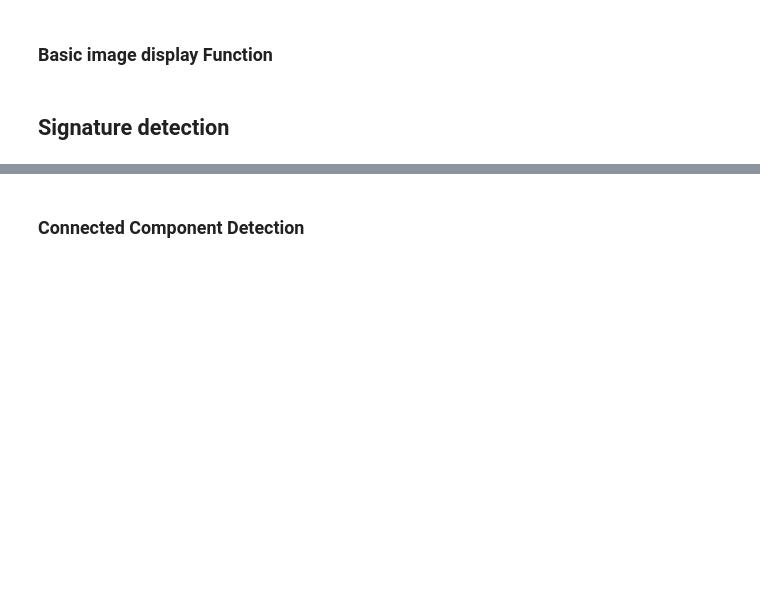
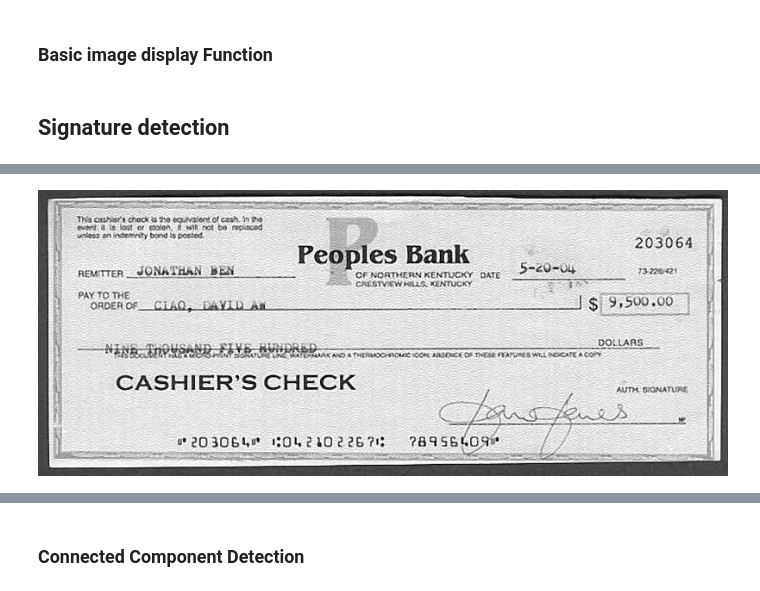
Before and after one commit to HETC-CSE-2020-2024-GROUP-7/ImageProcessingPractice, a Jupyter notebook: AritraRC/SignatureDetection.ipynb, the cells around one changed output, grey strips where cells are left out. Drawn from its saved outputs; the diff is of its cells as text; code cells hidden in the pictures; blank space fills up the shorter version.

```diff
--- a/AritraRC/SignatureDetection.ipynb
+++ b/AritraRC/SignatureDetection.ipynb
@@ -33,14 +33,27 @@ def disp(a, fmt='jpeg'):
 # %% [markdown]
 ## Signature detection
 # %%
-image = cv2.imread('../images/signatureDocuments/7.png')
+image = cv2.imread("/home/aritrarc/Downloads/1.jpeg")
+# image = cv2.imread('../images/signatureDocuments/0.jpeg')
 plt_disp(image)
 # Gray Scale Conversion
+
 img=cv2.cvtColor(image, cv2.COLOR_BGR2GRAY)
-img=cv2.bilateralFilter(img,35, 105, 105)
+# img=cv2.bilateralFilter(img,35, 105, 105)
+
 # Binary Scale Conversion
-img = cv2.threshold(img, 100, 255, cv2.THRESH_BINARY)[1]
+
+# img = cv2.threshold(img, 107, 255, cv2.THRESH_BINARY)[1]
 plt_disp(img)
 # %% [output]
 [drawing not drawn]
 [drawing not drawn]
+# %%
+# Sharping Image
+img =cv2.medianBlur(img,7)
+g= cv2.GaussianBlur(img, (7,7),2)
+img = cv2.addWeighted(img,7,g,-6, 0)
+
+disp(img)
+# %% [output]
+[figure, added]
```
Also changed, not shown: parts of 15 cells of this notebook, 2 other files.
